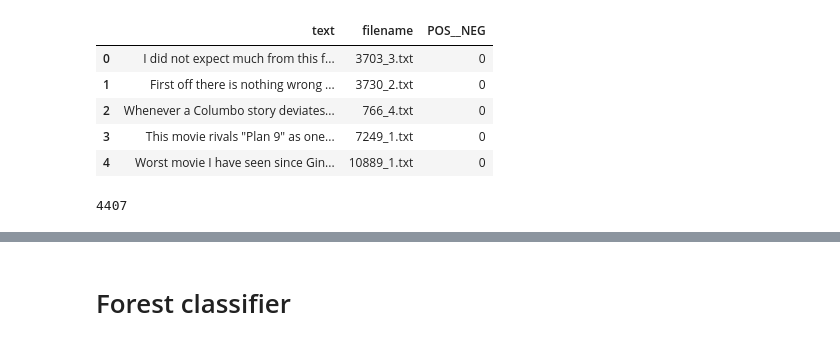
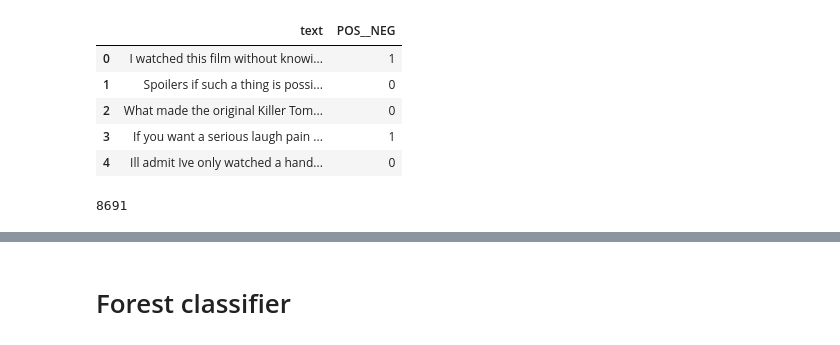
Before and after one commit to CMootz/IMDB, a Jupyter notebook: Notebooks/test preclass.ipynb, the cells around one changed output, grey strips where cells are left out. Saved outputs shown, nothing was run; the diff lists cells and outputs as text; code cells hidden in the pictures.

```diff
--- a/Notebooks/test preclass.ipynb
+++ b/Notebooks/test preclass.ipynb
@@ -18,13 +21,11 @@ device = torch.device("cpu")
 # %%
 pre = Preprocessing('IMDB')
-# %%
-pre.load_data(name='IMDB')
 # %%
-pre.data['Train'].head()
+pre.data['train_raw'].head()
 # %% [output]
-|  | text | filename | POS__NEG |
-| 0 | I did not expect much from this f... | 3703_3.txt | 0 |
-| 1 | First off there is nothing wrong ... | 3730_2.txt | 0 |
-| 2 | Whenever a Columbo story deviates... | 766_4.txt | 0 |
-| 3 | This movie rivals "Plan 9" as one... | 7249_1.txt | 0 |
-| 4 | Worst movie I have seen since Gin... | 10889_1.txt | 0 |
+|  | text | POS__NEG |
+| 0 | I watched this film without knowi... | 1 |
+| 1 | Spoilers if such a thing is possi... | 0 |
+| 2 | What made the original Killer Tom... | 0 |
+| 3 | If you want a serious laugh pain ... | 1 |
+| 4 | Ill admit Ive only watched a hand... | 0 |
@@ -71,4 +32,4 @@ for word,ratio in pos_neg_ratios.most_common():
 # %%
-len(list(drop_words))
+len(list(pre.dict))
 # %% [output]
-4407
+8691
```
Also changed, not shown: parts of 68 cells of this notebook, 5 other files.
